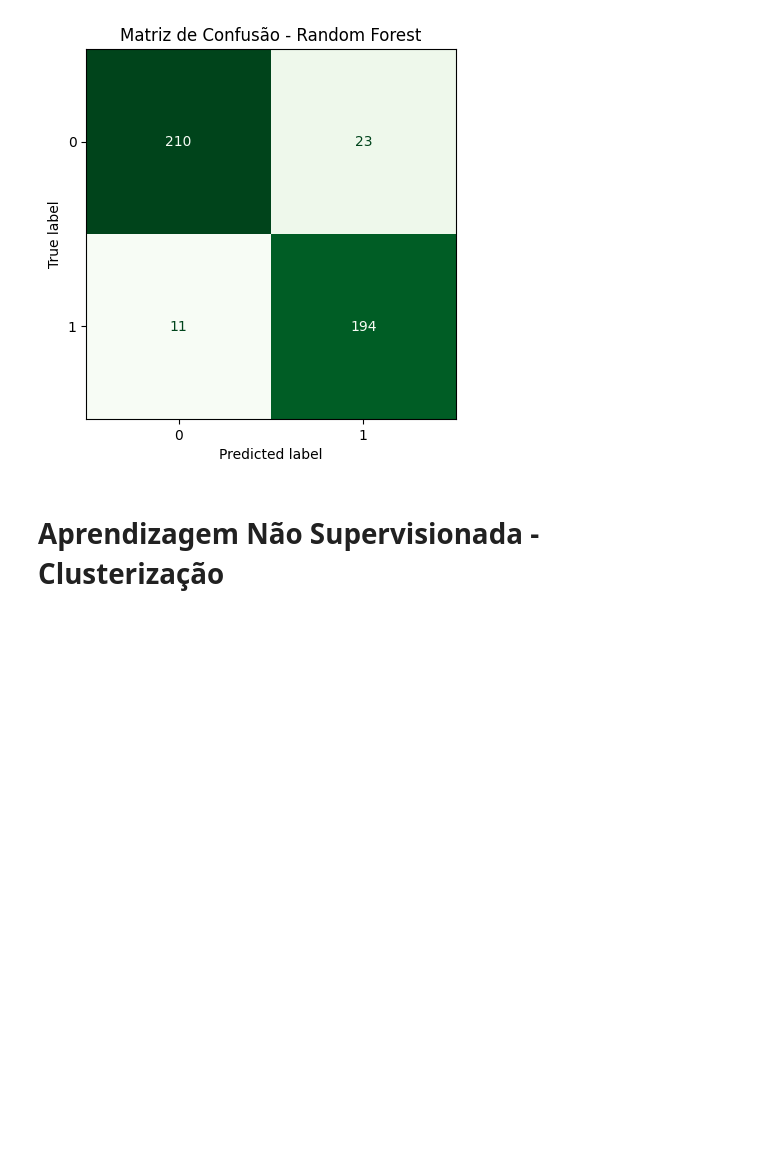
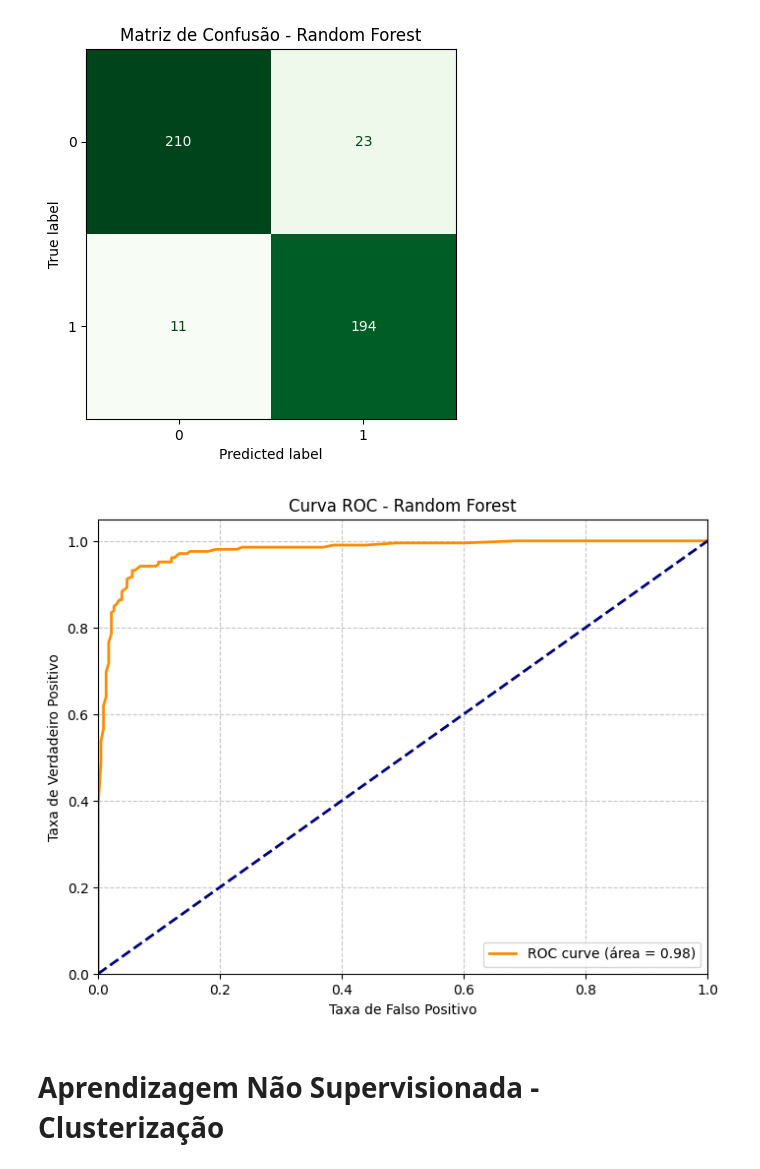
Before and after one commit to ensosampaio/House-Pricing-Analysis, a Jupyter notebook: Trabalho.ipynb, the cells around one changed output. Drawn from its saved outputs; the diff is of its cells as text; code cells hidden in the pictures; blank space fills up the shorter version.

Commit message:
Adicionado Curva ROC, Silhoutte Score

```diff
--- a/Trabalho.ipynb
+++ b/Trabalho.ipynb
@@ -235,6 +235,27 @@ plt.show()
 # %% [output]
 <Figure size 600x600 with 0 Axes>
 [figure]
+# %%
+y_prob = rf_model.predict_proba(X_test)[:,1]
+
+
+fpr, tpr, thresholds = roc_curve(y_test, y_prob)
+roc_auc = auc(fpr, tpr)
+
+
+plt.figure(figsize=(8,6))
+plt.plot(fpr, tpr, color='darkorange', lw=2, label=f'ROC curve (área = {roc_auc:.2f})')
+plt.plot([0,1], [0,1], color='navy', lw=2, linestyle='--')
+plt.xlim([0.0,1.0])
+plt.ylim([0.0,1.05])
+plt.xlabel('Taxa de Falso Positivo')
+plt.ylabel('Taxa de Verdadeiro Positivo')
+plt.title('Curva ROC - Random Forest')
+plt.legend(loc="lower right")
+plt.grid(True, linestyle='--', alpha=0.7)
+plt.show()
+# %% [output]
+[figure, added]
 # %% [markdown]
 <h1>Aprendizagem Não Supervisionada - Clusterização</h1>
 # %%
```
Also changed, not shown: parts of 3 cells of this notebook.
